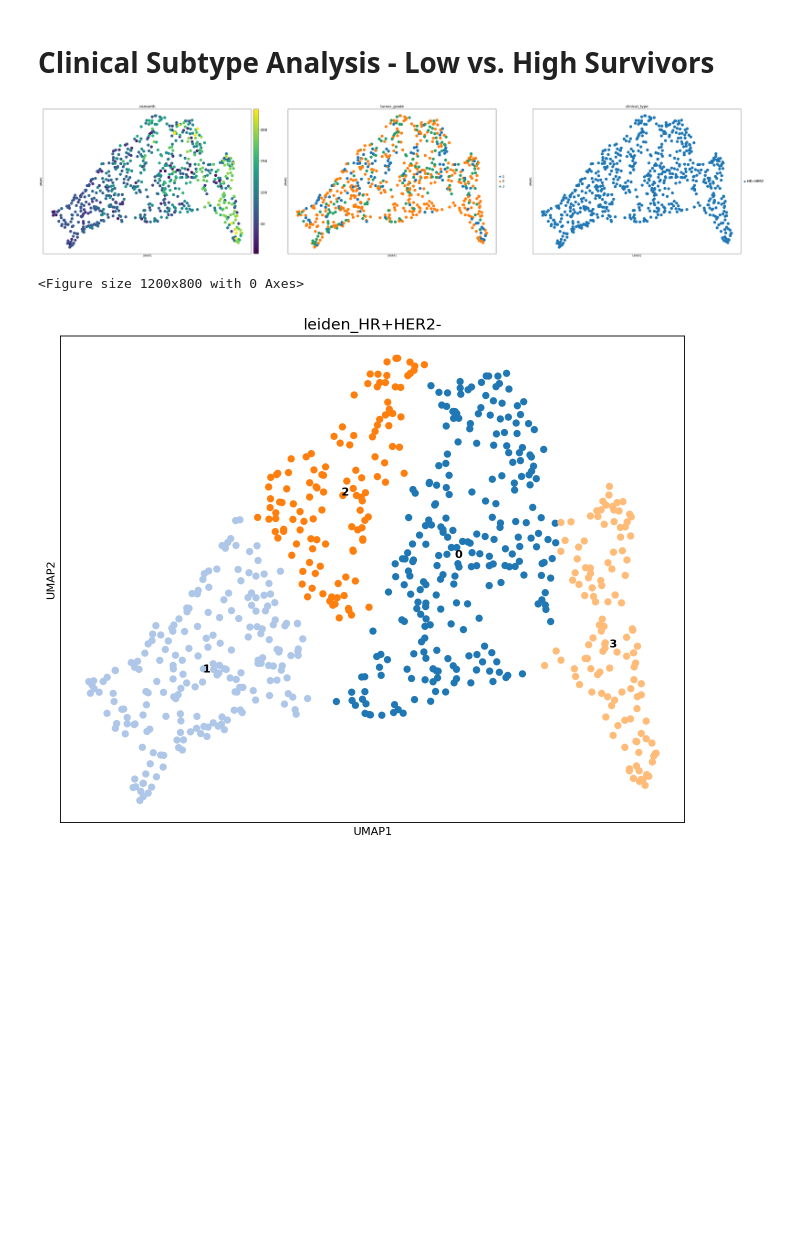
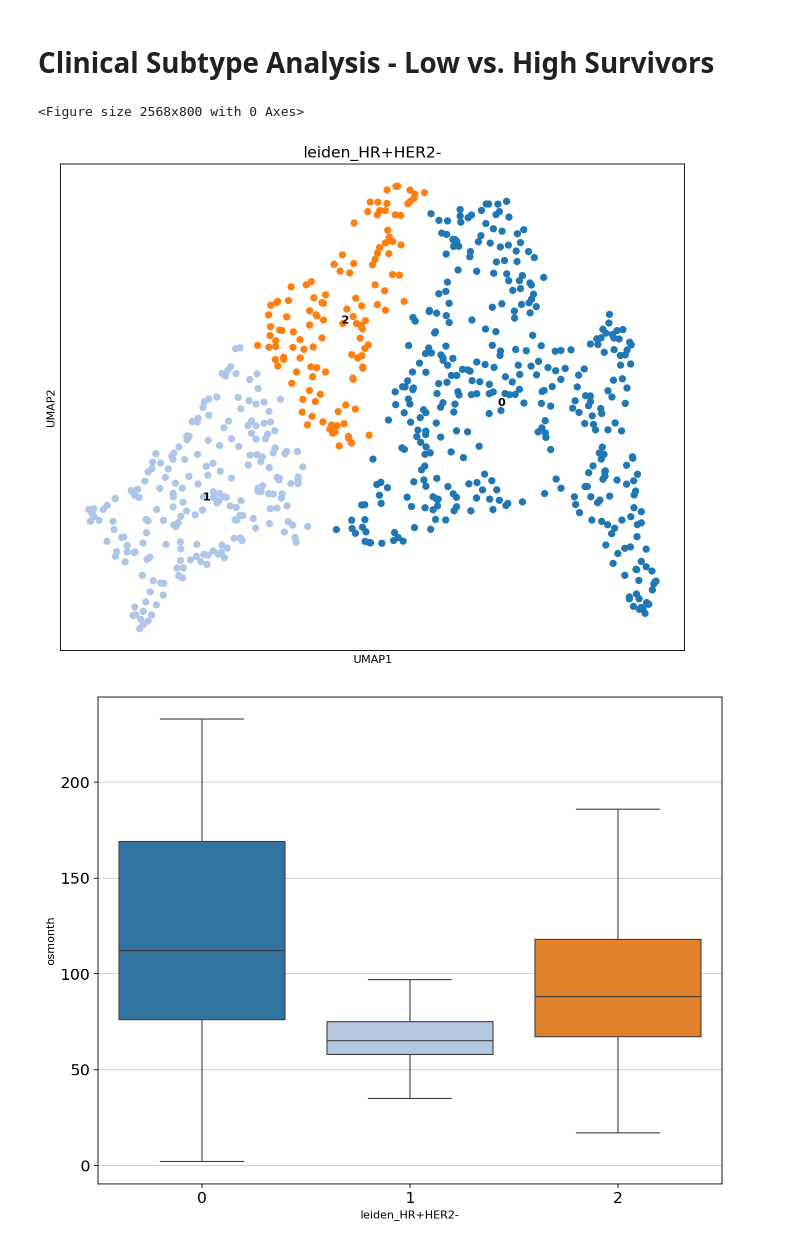
Before and after one commit to saezlab/GNNClinicalOutcomePrediction, a Jupyter notebook: bin/embedding_clustering_JacksonFischer.ipynb, the cells around one changed output. Drawn from its saved outputs; the diff is of its cells as text; code cells hidden in the pictures; blank space fills up the shorter version.

```diff
--- a/bin/embedding_clustering_JacksonFischer.ipynb
+++ b/bin/embedding_clustering_JacksonFischer.ipynb
@@ -136,7 +204,7 @@ pdata_imp_vs_unimp = dc.get_pseudobulk(
     min_counts=0
 )
 
-pdata_imp_vs_unimp.obs_names
+# create a new pseudobulk anndata with only important nodes
 pdata_imp = pdata_imp_vs_unimp[pdata_imp_vs_unimp.obs_names.str.contains("True"),:].copy()
 new_obs_names = [obs_n.split("_")[0] for obs_n in pdata_imp.obs_names]
 pdata_imp.obs_names = new_obs_names
@@ -144,17 +212,18 @@ pdata_imp.obs_names = new_obs_names
 pdata_imp.obs["leiden"] = adata_emb.obs["leiden"]
 pdata_imp.obsm["X_umap"] = adata_emb.obsm["X_umap"]
 
-sc.tl.rank_genes_groups(pdata_imp, groupby=f"leiden", method='wilcoxon', key_added = f"wilcoxon")
+sc.tl.rank_genes_groups(pdata_imp, groupby=f"leiden", method='wilcoxon', groups=["0", "2"], key_added = f"wilcoxon")
 
 rcParams['figure.figsize']=(4,4)
 plt.rcParams.update({'font.size': 10})
 plt.rcParams.update({'axes.labelsize' : 10})
-# plt.rcParams.update({'axes.xtick.labelsize' : 'large'})
-# plt.rcParams.update({'axes.ytick.labelsize' : 'large'})
+
 sc.pl.rank_genes_groups(pdata_imp, n_genes=5, sharey=False,  key=f"wilcoxon", show=False, groupby="leiden")
 plt.tight_layout()
 plt.savefig(os.path.join(PLT_PATH, f"{dataset_name}_psedu_imp_ranking.pdf"), dpi=300)
-# plt.rcParams['figure.figsize']=(40,20)
+
+
+rcParams['figure.figsize']=(4,10)
 plt.rcParams.update({'font.size': 10})
 plt.rcParams.update({'axes.labelsize' : 10})
 sc.pl.rank_genes_groups_dotplot(pdata_imp, n_genes=5, standard_scale='var', key=f"wilcoxon", figsize = (8,8), show=False, groupby="leiden")
@@ -365,34 +596,38 @@ sc.pp.neighbors(adata_emb_clinical_subtype)
 sc.tl.umap(adata_emb_clinical_subtype)
 
 sc.tl.leiden(adata_emb_clinical_subtype, resolution=0.1, key_added = f"leiden_{clinical_type}")
 
 color_dict = dict()
 map = sns.palettes.get_colormap("tab20")
 color_dict = dict()
 
 """old_to_new = dict(
     old_cluster1='new_cluster1',
     old_cluster2='new_cluster1',
     old_cluster3='new_cluster2',
 )
 adata.obs['new_clusters'] = (
     adata.obs['old_clusters']
     .map(old_to_new)
     .astype('category')
 )"""
+adata_emb_clinical_subtype.obs[f"leiden_{clinical_type}"][adata_emb_clinical_subtype.obs[f"leiden_{clinical_type}"].isin(["0", "3"])]="0"
+adata_emb_clinical_subtype.obs[f"leiden_{clinical_type}"] = adata_emb_clinical_subtype.obs[f"leiden_{clinical_type}"].cat.remove_categories(["3"])
+adata_emb_clinical_subtype.obs[f"leiden_{clinical_type}"] = adata_emb_clinical_subtype.obs[f"leiden_{clinical_type}"].cat.rename_categories(np.arange(len(np.unique(adata_emb_clinical_subtype.obs[f"leiden_{clinical_type}"]))).astype('str'))
+
 for ind, clust_index in enumerate(adata_emb_clinical_subtype.obs[f"leiden_{clinical_type}"].cat.categories):
     color_dict[clust_index] = cmap.colors[ind]
 rcParams['figure.figsize']=(15,10)
-sc.pl.umap(adata_emb_clinical_subtype, size=500, color=["osmonth", "tumor_grade", "clinical_type"])
+sc.pl.umap(adata_emb_clinical_subtype, size=500, show=False, color=["osmonth",f"leiden_{clinical_type}"]) #  "tumor_grade", "clinical_type"
 plt.savefig(os.path.join(PLT_PATH, f"{dataset_name}_{clinical_type}_embedding_umap.pdf"), dpi=300)
 plt.clf()
 rcParams['figure.figsize']=(10,8)
 sc.pl.umap(adata_emb_clinical_subtype, color=f"leiden_{clinical_type}", palette=color_dict, legend_loc = 'on data')
 plt.savefig(os.path.join(PLT_PATH, f"{dataset_name}_{clinical_type}_embedding_clust_umap.pdf"), dpi=300)
 plt.clf()
 sns.boxplot(data=adata_emb_clinical_subtype.obs, x=f"leiden_{clinical_type}", y="osmonth", showfliers = False, palette= color_dict)
 plt.savefig(os.path.join(PLT_PATH, f"{dataset_name}_{clinical_type}_embedding_boxplot.pdf"), dpi=300)
 # %% [output]
+<Figure size 2568x800 with 0 Axes>
-[figure, old version]
+[figure, new version]
-<Figure size 1200x800 with 0 Axes>
-[figure, old version]
+[figure, new version]
```
Also changed, not shown: parts of 21 cells of this notebook, 3 other files.
